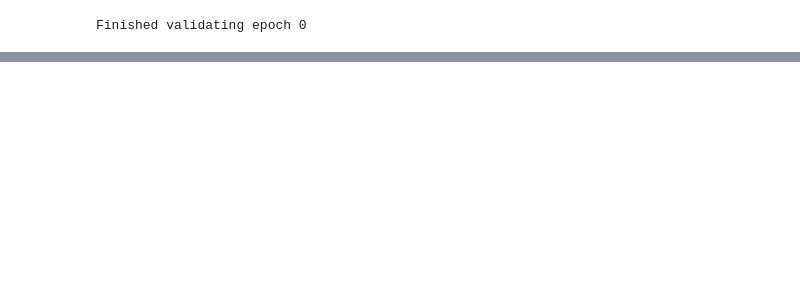
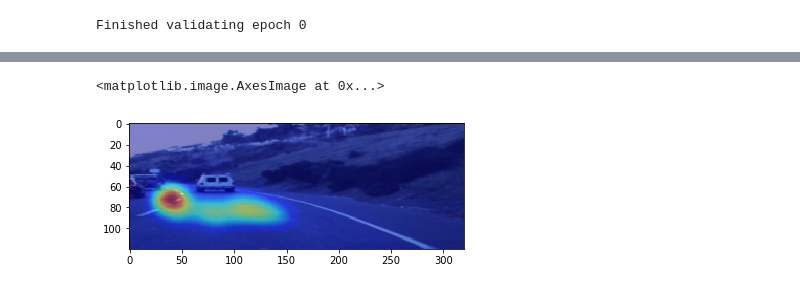
Before and after one commit to cvcore/steering-angle-prediction, a Jupyter notebook: steering_prediction.ipynb, the cells around one changed output, grey strips where cells are left out. Saved outputs shown, nothing was run; the diff lists cells and outputs as text; code cells hidden in the pictures; blank space fills up the shorter version.

```diff
--- a/steering_prediction.ipynb
+++ b/steering_prediction.ipynb
@@ -673,0 +853,36 @@ visualize_cnn(steernet.model_cnn_.conv0_[0], select_channel=0)
+# %%
+device = torch.device("cuda")
+cnn_cam_extractor = CamExtractor3DCNN(cnn_model)
+
+Batch_size = 5
+Seq_len = 5
+
+udacity_dataset = UdacityDataset(csv_file='/export/jupyterlab/data/udacity-challenge-2/Ch2_002_export/interpolated.csv',
+                                 root_dir='/export/jupyterlab/data/udacity-challenge-2/Ch2_002_export/',
+                                 transform=transforms.Compose([transforms.ToTensor()]),
+                                 select_camera='center_camera')
+
+testing_cbs = ConsecutiveBatchSampler(data_source=udacity_dataset, batch_size=Batch_size, shuffle=False, drop_last=False, seq_len=Seq_len)
+testing_loader = DataLoader(udacity_dataset, sampler=testing_cbs, collate_fn=(lambda x: x[0]))
+# %%
+import torch.nn as nn
+
+mse_loss = nn.MSELoss()
+
+for i, testing_sample in enumerate(testing_loader):
+    testing_sample['image'] = torch.Tensor(resize(testing_sample['image'], (Batch_size,Seq_len,3,120,320),anti_aliasing=True))
+    testing_sample['image'] = testing_sample['image'].permute(0,2,1,3,4)
+    image = testing_sample['image'].to(device)
+    prediction = cnn_model(image).squeeze()
+    print(prediction.shape)
+    target = testing_sample['angle'].to(device)
+    loss = mse_loss(prediction, target)
+    loss.backward()
+
+    plt.figure()
+    cam_image = cnn_cam_extractor.to_image(width=320, height=120)
+    plt.imshow(testing_sample['image'][0, :, -1, :, :].permute(1, 2, 0))
+    plt.imshow(cam_image[0, -1, :, :], cmap='jet', alpha=0.5)
+
+    if i==20:
+        break
@@ -673,0 +919,6 @@ visualize_cnn(steernet.model_cnn_.conv0_[0], select_channel=0)
+# %%
+plt.imshow(testing_sample['image'][4, :, -1, :, :].permute(1, 2, 0))
+plt.imshow(cam_image[0, -1, :, :], cmap='jet', alpha=0.5)
+# %% [output]
+<matplotlib.image.AxesImage at 0x...>
+[figure, added]
```
Also changed, not shown: parts of 19 cells of this notebook.
